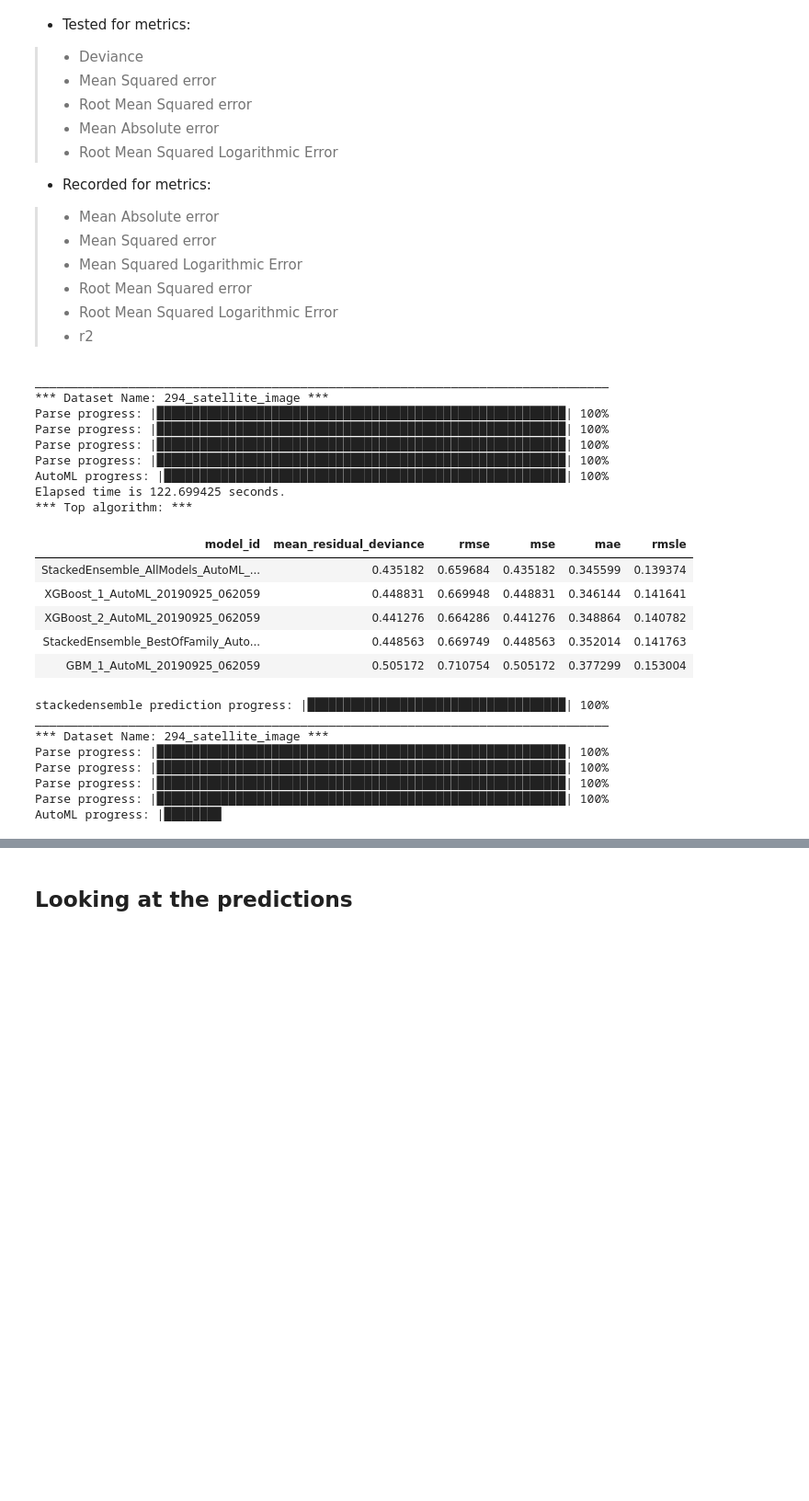
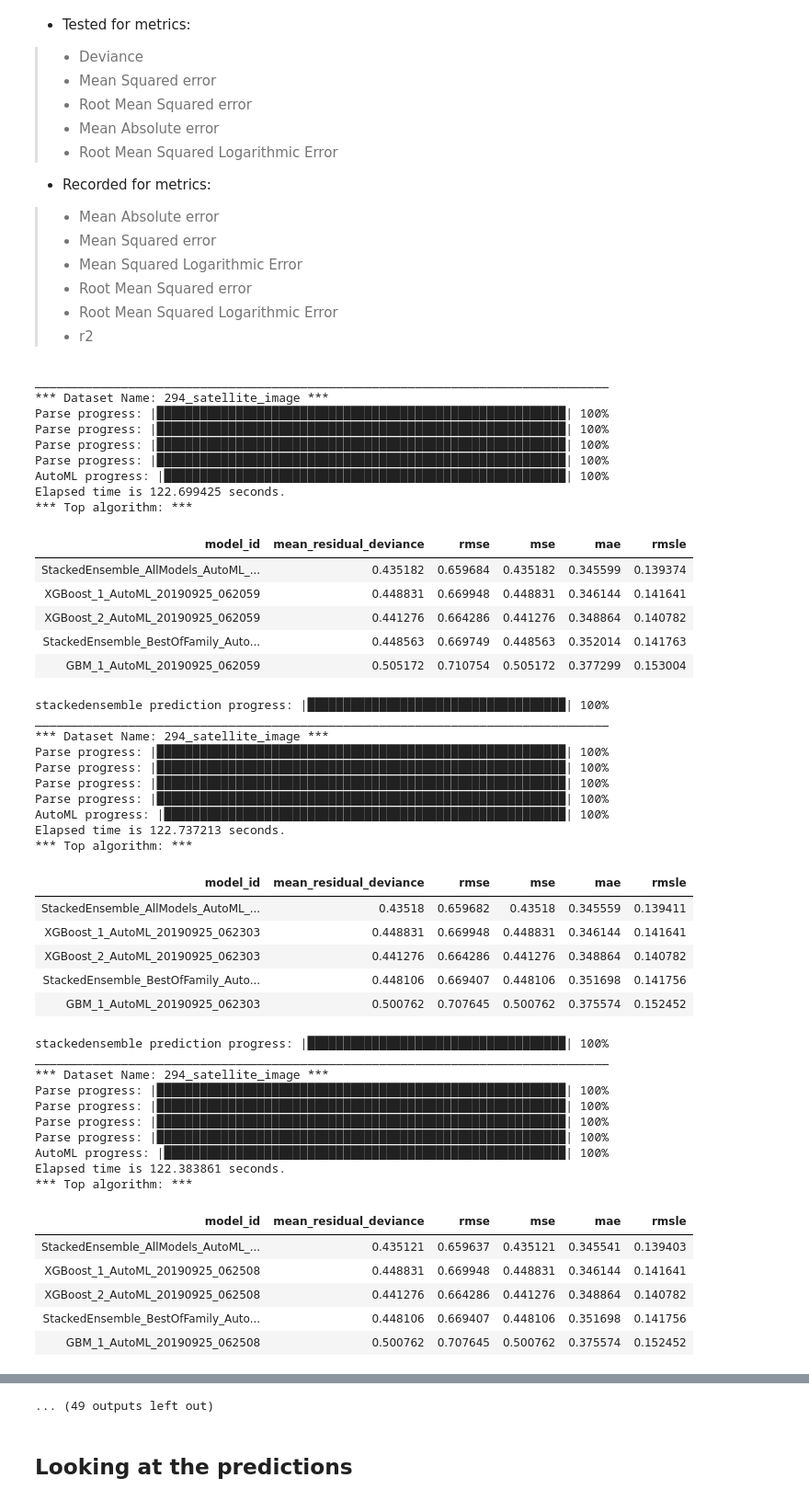
Before and after one commit to raffieeey/MasterResearchAutoML, a Jupyter notebook: 02A_H2OAutoml_Regres.ipynb, the cells around one changed output, grey strips where cells are left out. Shown at 92% size. Cells and saved outputs as stored; diff of their text form; code cells hidden in the pictures; blank space fills up the shorter version.

```diff
--- a/02A_H2OAutoml_Regres.ipynb
+++ b/02A_H2OAutoml_Regres.ipynb
@@ -173,12 +173,6 @@ import pandas as pd
 
 df_result = pd.DataFrame(columns=["dataset_name", "metrics_recorded", "MAE", "MSE","MSLE", "RMSE", "RMSLE", "r2"])
 preds = {}
-mae_preds = {}
-mse_preds = {}
-msle_preds = {}
-rmse_preds = {}
-rmsle_preds = {}
-r2_preds = {}
 top_algo = {}
 t = TicToc()
 
@@ -212,31 +206,55 @@ for rgrs_dtst in sel_rgrs_dtst:
         df_result.loc[ix,'MAE'] = p.mae()
         df_result.loc[ix,'MSE'] = p.mse()
         df_result.loc[ix,'MSLE'] = p.msle()
         df_result.loc[ix,'RMSE'] = p.rmse()
         df_result.loc[ix,'RMSLE'] = p.rmsle()
         df_result.loc[ix,'r2'] = p.r2()
         ix+=1
 # %% [output]
 ________________________________________________________________________________
 *** Dataset Name: 294_satellite_image ***
 Parse progress: |█████████████████████████████████████████████████████████| 100%
 Parse progress: |█████████████████████████████████████████████████████████| 100%
 Parse progress: |█████████████████████████████████████████████████████████| 100%
 Parse progress: |█████████████████████████████████████████████████████████| 100%
 AutoML progress: |████████████████████████████████████████████████████████| 100%
 Elapsed time is 122.699425 seconds.
 *** Top algorithm: ***
 | model_id | mean_residual_deviance | rmse | mse | mae | rmsle |
 | StackedEnsemble_AllModels_AutoML_... | 0.435182 | 0.659684 | 0.435182 | 0.345599 | 0.139374 |
 | XGBoost_1_AutoML_20190925_062059 | 0.448831 | 0.669948 | 0.448831 | 0.346144 | 0.141641 |
 | XGBoost_2_AutoML_20190925_062059 | 0.441276 | 0.664286 | 0.441276 | 0.348864 | 0.140782 |
 | StackedEnsemble_BestOfFamily_Auto... | 0.448563 | 0.669749 | 0.448563 | 0.352014 | 0.141763 |
 | GBM_1_AutoML_20190925_062059 | 0.505172 | 0.710754 | 0.505172 | 0.377299 | 0.153004 |
 stackedensemble prediction progress: |████████████████████████████████████| 100%
 ________________________________________________________________________________
 *** Dataset Name: 294_satellite_image ***
 Parse progress: |█████████████████████████████████████████████████████████| 100%
 Parse progress: |█████████████████████████████████████████████████████████| 100%
 Parse progress: |█████████████████████████████████████████████████████████| 100%
 Parse progress: |█████████████████████████████████████████████████████████| 100%
-AutoML progress: |████████
+AutoML progress: |████████████████████████████████████████████████████████| 100%
+Elapsed time is 122.737213 seconds.
+*** Top algorithm: ***
+| model_id | mean_residual_deviance | rmse | mse | mae | rmsle |
+| StackedEnsemble_AllModels_AutoML_... | 0.43518 | 0.659682 | 0.43518 | 0.345559 | 0.139411 |
+| XGBoost_1_AutoML_20190925_062303 | 0.448831 | 0.669948 | 0.448831 | 0.346144 | 0.141641 |
+| XGBoost_2_AutoML_20190925_062303 | 0.441276 | 0.664286 | 0.441276 | 0.348864 | 0.140782 |
+| StackedEnsemble_BestOfFamily_Auto... | 0.448106 | 0.669407 | 0.448106 | 0.351698 | 0.141756 |
+| GBM_1_AutoML_20190925_062303 | 0.500762 | 0.707645 | 0.500762 | 0.375574 | 0.152452 |
+stackedensemble prediction progress: |████████████████████████████████████| 100%
+________________________________________________________________________________
+*** Dataset Name: 294_satellite_image ***
+Parse progress: |█████████████████████████████████████████████████████████| 100%
+Parse progress: |█████████████████████████████████████████████████████████| 100%
+Parse progress: |█████████████████████████████████████████████████████████| 100%
+Parse progress: |█████████████████████████████████████████████████████████| 100%
+AutoML progress: |████████████████████████████████████████████████████████| 100%
+Elapsed time is 122.383861 seconds.
+*** Top algorithm: ***
+| model_id | mean_residual_deviance | rmse | mse | mae | rmsle |
+| StackedEnsemble_AllModels_AutoML_... | 0.435121 | 0.659637 | 0.435121 | 0.345541 | 0.139403 |
+| XGBoost_1_AutoML_20190925_062508 | 0.448831 | 0.669948 | 0.448831 | 0.346144 | 0.141641 |
+| XGBoost_2_AutoML_20190925_062508 | 0.441276 | 0.664286 | 0.441276 | 0.348864 | 0.140782 |
+| StackedEnsemble_BestOfFamily_Auto... | 0.448106 | 0.669407 | 0.448106 | 0.351698 | 0.141756 |
+| GBM_1_AutoML_20190925_062508 | 0.500762 | 0.707645 | 0.500762 | 0.375574 | 0.152452 |
@@ -243,2 +309,3 @@ AutoML progress: |████████
+... (49 outputs left out)
 # %% [markdown]
 ## Looking at the predictions
```
Also changed, not shown: parts of 13 cells of this notebook.
